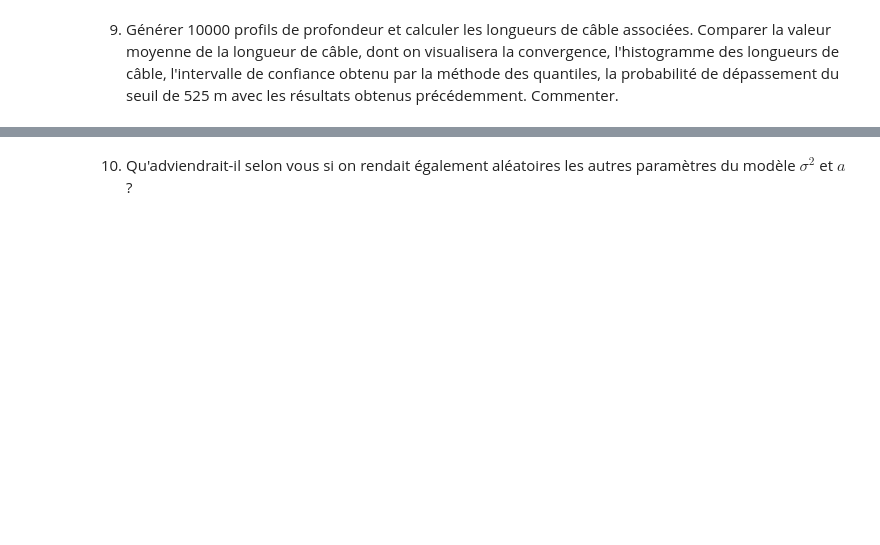
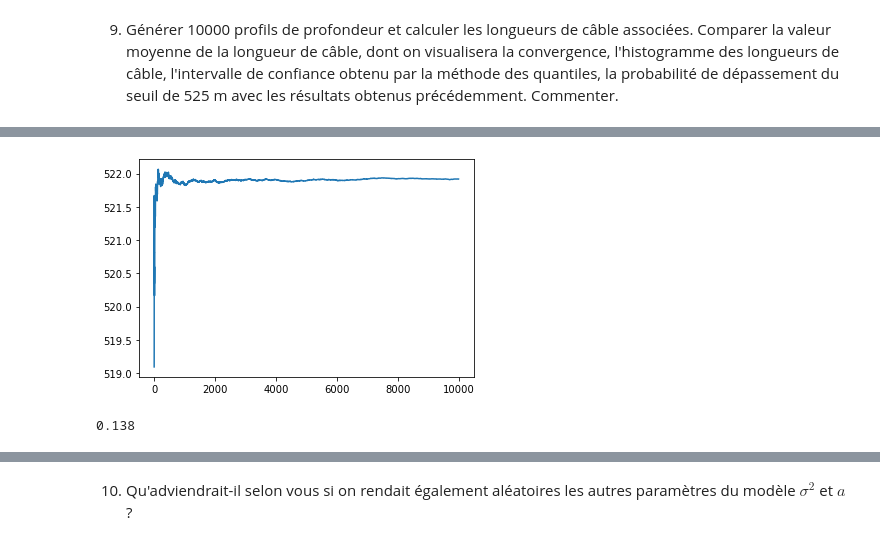
Before and after one commit to HugoDLM/Projet_num3, a Jupyter notebook: Projet numérique de Probabilités 2021.ipynb, the cells around one changed output, grey strips where cells are left out. Drawn from its saved outputs; the diff is of its cells as text; code cells hidden in the pictures; blank space fills up the shorter version.

```diff
--- a/Projet numérique de Probabilités 2021.ipynb
+++ b/Projet numérique de Probabilités 2021.ipynb
@@ -477,9 +481,9 @@ plt.show()
 K=10000
 results = np.zeros(K)
 for i in range(K):
-    simu, mu = simulation_Zunk_mu()
-    allval3[unknown_indexes]= simu
-    results[i]=length(allval3,Delta)
+    simu, mu_var = simulation_Zunk_mu()
+    allval3[unknown_indexes] = simu
+    results[i] = length(allval3, Delta)
 # %%
 print(f'La valeur moyenne de la longueur du câble est maintenant de : {sum(results)/K}')
 # %% [output]
@@ -486,0 +491,10 @@ La valeur moyenne de la longueur du câble est maintenant de : 526.8893203869388
+# %%
+indice_simu = 1 + np.arange(K)
+plt.plot(indice_simu,np.cumsum(results)/indice_simu)
+plt.show()
+# %% [output]
+[figure, added]
+# %%
+np.mean(results>525)
+# %% [output]
+0.138
```
Also changed, not shown: parts of 21 cells of this notebook.
